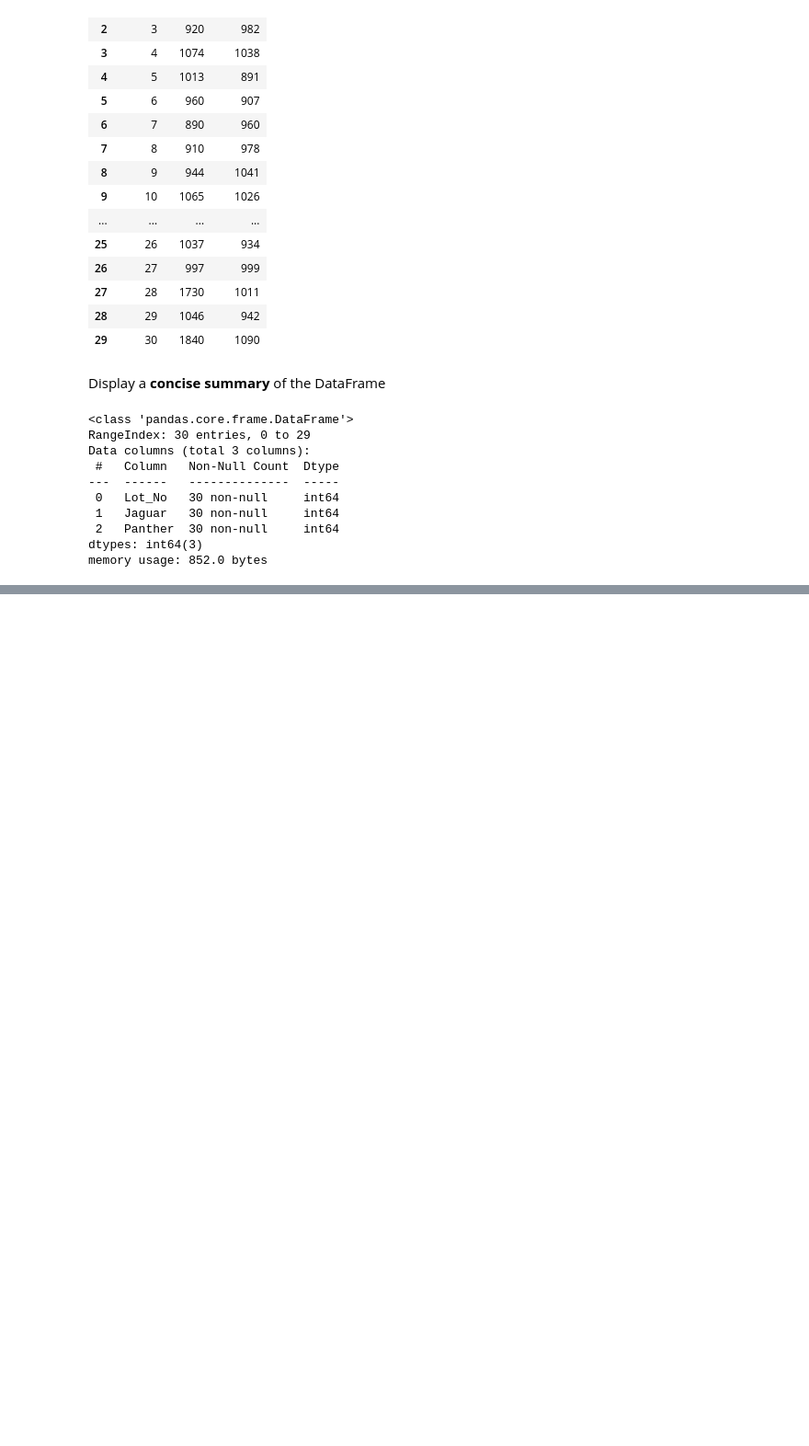
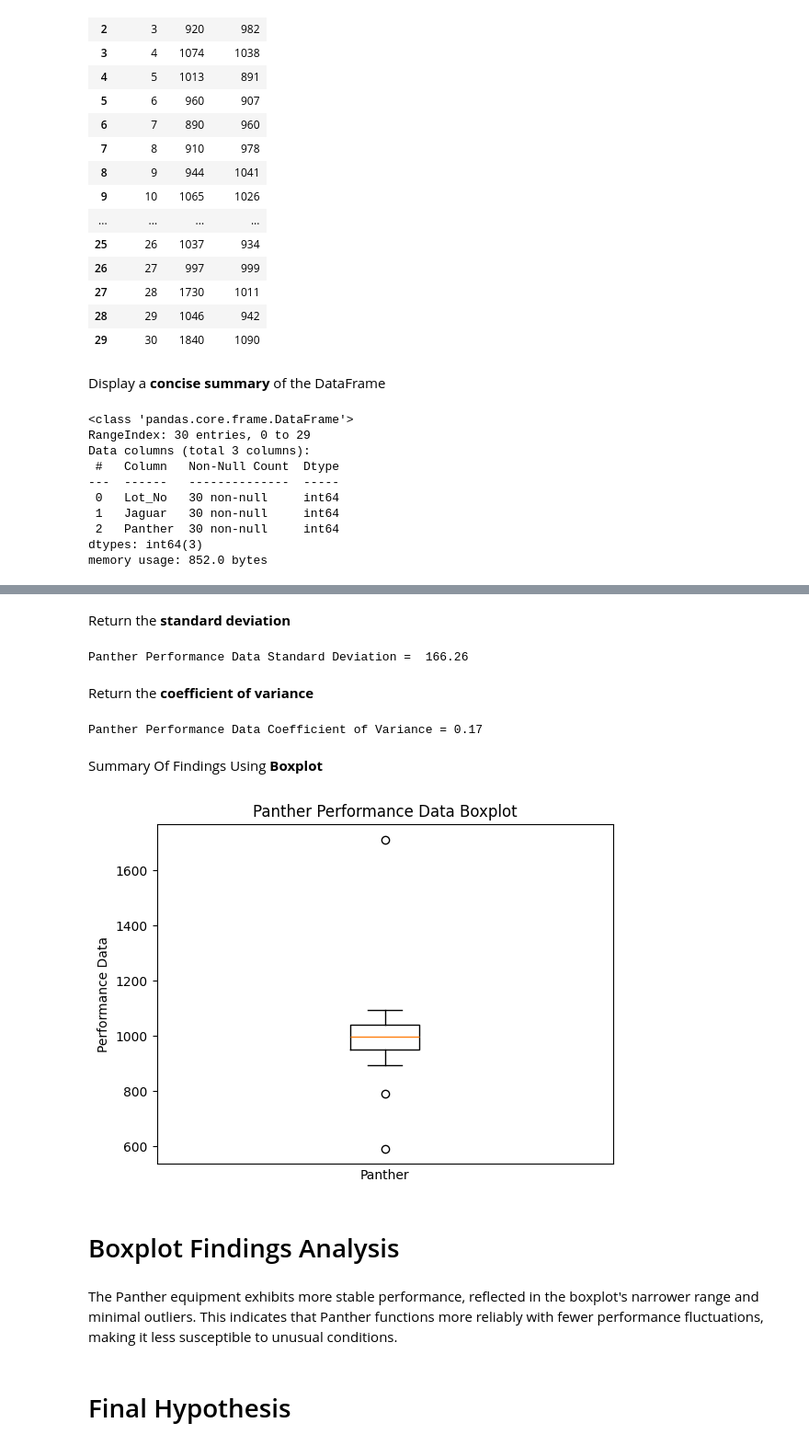
Before and after one commit to Kudo-Shinn/MATHEDA, a Jupyter notebook: Week 4/Week 4-Descriptive-Data-Analysis.ipynb, the cells around one changed output, grey strips where cells are left out. Shown at 92% size. Saved outputs shown, nothing was run; the diff lists cells and outputs as text; code cells hidden in the pictures; blank space fills up the shorter version.

```diff
--- a/Week 4/Week 4-Descriptive-Data-Analysis.ipynb
+++ b/Week 4/Week 4-Descriptive-Data-Analysis.ipynb
@@ -50,0 +176,31 @@ memory usage: 852.0 bytes
+# %% [markdown]
+Return the **standard deviation**
+# %%
+Panther_sd = df['Panther'].std()
+print("Panther Performance Data Standard Deviation =  " + str(Panther_sd.round(2)))
+# %% [output]
+Panther Performance Data Standard Deviation =  166.26
+# %% [markdown]
+Return the **coefficient of variance**
+# %%
+Panther_cv = Panther_sd/df['Panther'].mean()
+print("Panther Performance Data Coefficient of Variance = " + str(Panther_cv.round(2)))
+# %% [output]
+Panther Performance Data Coefficient of Variance = 0.17
+# %% [markdown]
+Summary Of Findings Using **Boxplot**
+# %%
+plt.boxplot(df['Panther'].dropna())
+plt.title("Panther Performance Data Boxplot")
+plt.xlabel("Panther")
+plt.ylabel("Performance Data")
+plt.xticks([])
+plt.show()
+# %% [output]
+[figure, added]
+# %% [markdown]
+# Boxplot Findings Analysis
+# %% [markdown]
+The Panther equipment exhibits more stable performance, reflected in the boxplot's narrower range and minimal outliers. This indicates that Panther functions more reliably with fewer performance fluctuations, making it less susceptible to unusual conditions.
+# %% [markdown]
+# Final Hypothesis
```
Also changed, not shown: parts of 33 cells of this notebook.
